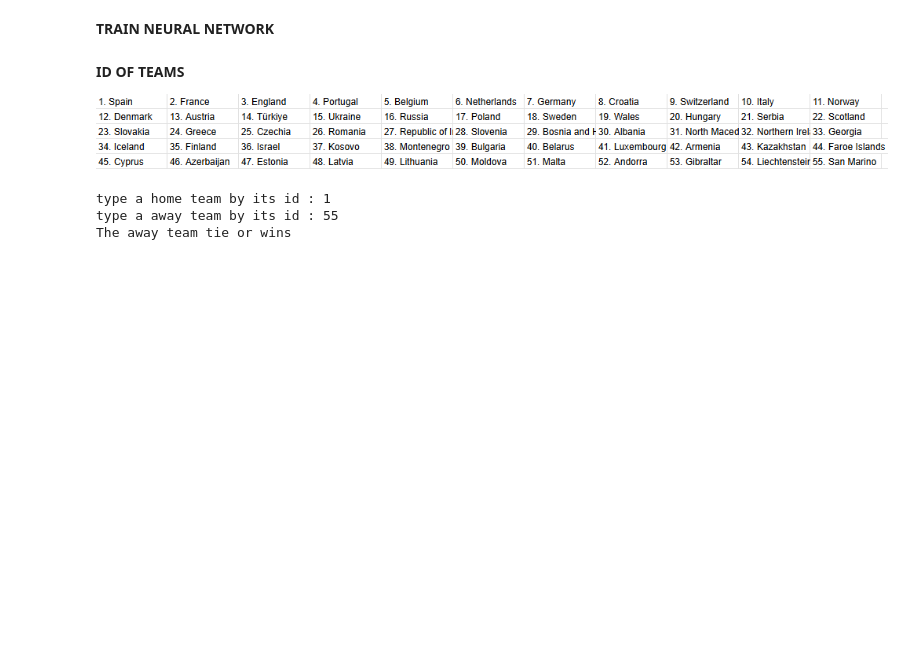
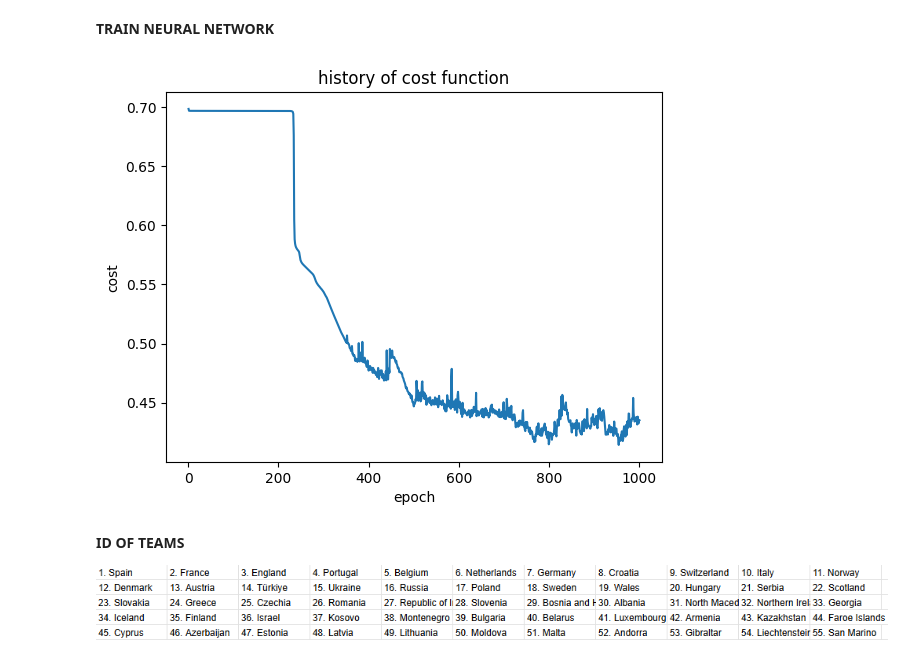
Before and after one commit to LuisFelipeVelasco/ML_And_Generative_AI_Experiments, a Jupyter notebook: Notebooks/neural_network_from_scratch.ipynb, the cells around one changed output. Drawn from its saved outputs; the diff is of its cells as text; code cells hidden in the pictures; blank space fills up the shorter version.

Commit message:
add a function to plot the history of the cost and substitute the MSE function for the Cross Entropy function

```diff
--- a/Notebooks/neural_network_from_scratch.ipynb
+++ b/Notebooks/neural_network_from_scratch.ipynb
@@ -66,7 +67,7 @@ class NeuralNetwork():
       layer_activations.append(current_activations)
     return layer_activations
 
-  def backpropagation(self,layer_activations, sample, prediction_error):
+  def backpropagation(self,layer_activations, sample,label):
 
     """Calculate the gradient of the weights and biases"""
 
@@ -77,7 +78,7 @@ class NeuralNetwork():
     for current_layer in range(last_layer,-1,-1):
       layer_activation= layer_activations[current_layer]
       activation_derivative = layer_activation*(1-layer_activation)
-      if(current_layer == last_layer):cost_derivative =-1*prediction_error
+      if(current_layer == last_layer):cost_derivative = -1*((label-layer_activation)/(layer_activation*(1-layer_activation)))
       else: cost_derivative = np.transpose(self.weights[current_layer+1]) @ layer_errors
       layer_errors=cost_derivative * activation_derivative
       if(current_layer==first_layer): input_layer= np.transpose(sample)
@@ -100,30 +101,41 @@ class NeuralNetwork():
 
   def fit(self, samples,labels):
 
-    """Train neural network"""
+    """Train neural network and stores cost history"""
 
     count_samples = samples.shape[0]
     count_features= samples.shape[1]
     self.initialize_weights(count_features)
     self.initialize_biases()
+    self.cost_history=[]
     for i in range (self.epochs):
-      self.cost = 0;
+      cost = 0;
       for j in range (count_samples):
         sample = samples[j][:,None]
         label= labels[j]
         layer_activations=self.get_layer_activations(sample)
-        prediction_error=np.transpose(label)-layer_activations[-1]
-        self.cost+=prediction_error**2
-        weights_gradients, biases_gradients= self.backpropagation(layer_activations,sample,prediction_error)
+        prediction= layer_activations[-1]
+        cost+=sum(-1*(label*np.log(prediction) + (1-label)*np.log(1-prediction)))
+        weights_gradients, biases_gradients= self.backpropagation(layer_activations,sample,label)
         self.optimization(weights_gradients,biases_gradients)
-      self.cost/=count_samples
+      cost/=count_samples
+      self.cost_history.append(cost)
 
-  def predict(self,samples):
+  def plot_cost_history(self):
 
-    """Predicts if the sample given belongs to the class 1 or 0"""
+    """plot the value of the cost function for each epoch on the training process"""
 
-    if(round(self.get_layer_activations(sample)[-1][0][0])==1):return 1
-    else: return 0
+    plt.plot(range(1,len(self.cost_history)+1),self.cost_history)
+    plt.xlabel("epoch")
+    plt.ylabel("cost")
+    plt.title("history of cost function")
+
+
+  def predict(self,sample):
+
+    """Returns the activation of the last layout for a sample"""
+
+    return self.get_layer_activations(sample)[-1][0]
 # %% [markdown]
 # **TEST NEURAL NETWORK**
 # %% [markdown]
@@ -212,8 +226,11 @@ historical_european 100%[===================>]   2.80M  --.-KB/s    in 0.04s
 # %%
 samples= df.iloc[:,:-1].values
 labels= df.iloc[:,-1].values
-model= NeuralNetwork(0.1,[2,1],1)
+model= NeuralNetwork(0.1,[110,55,25,12,1],1000)
 model.fit(samples,labels)
+model.plot_cost_history()
+# %% [output]
+[figure, added]
 # %% [markdown]
 **ID OF TEAMS**
 
@@ -224,11 +241,7 @@ while True:
   id_away_team=int(input("type a away team by its id : ")) + 54
   sample=np.zeros(110)
   sample[id_home_team]=1
-  sample[id_away_team]=17
+  sample[id_away_team]=1
   sample=sample[:,None]
-  if(model.predict(sample)==1): print("The home team wins")
+  if(round(model.predict(sample)[0])==1): print("The home team wins")
   else:print("The away team tie or wins")
-# %% [output]
-type a home team by its id : 1
-type a away team by its id : 55
-The away team tie or wins
```
Also changed, not shown: parts of 4 cells of this notebook.
